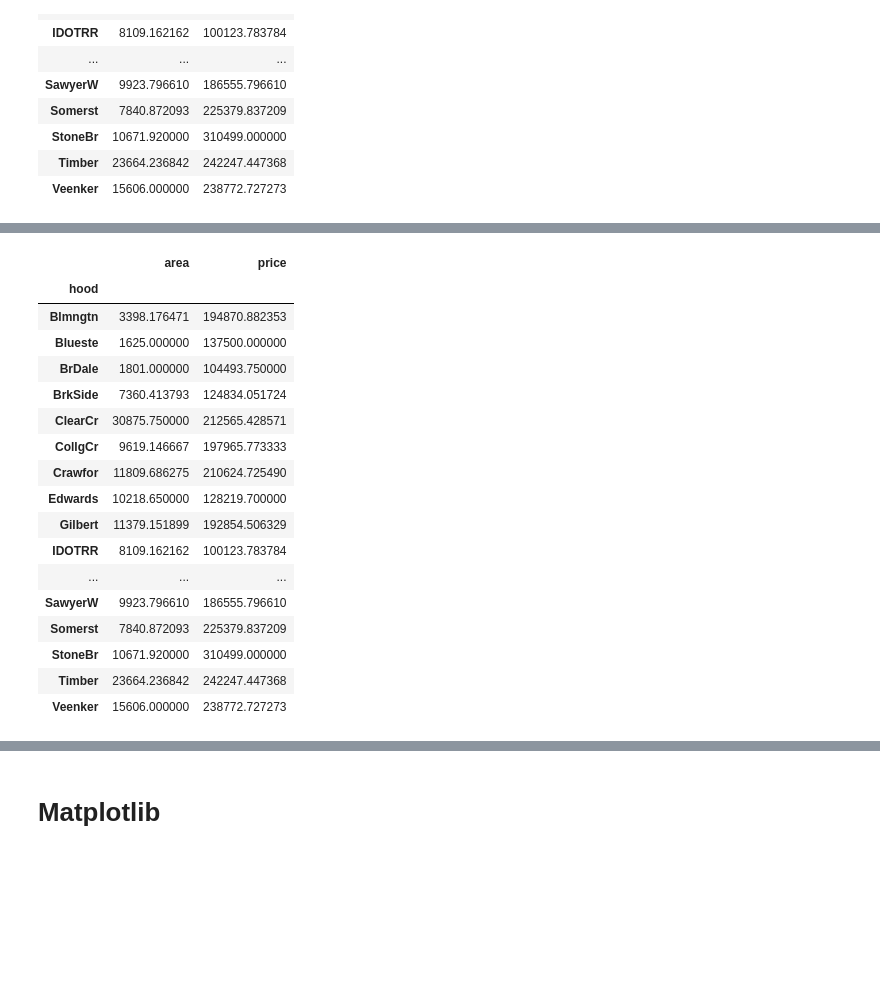
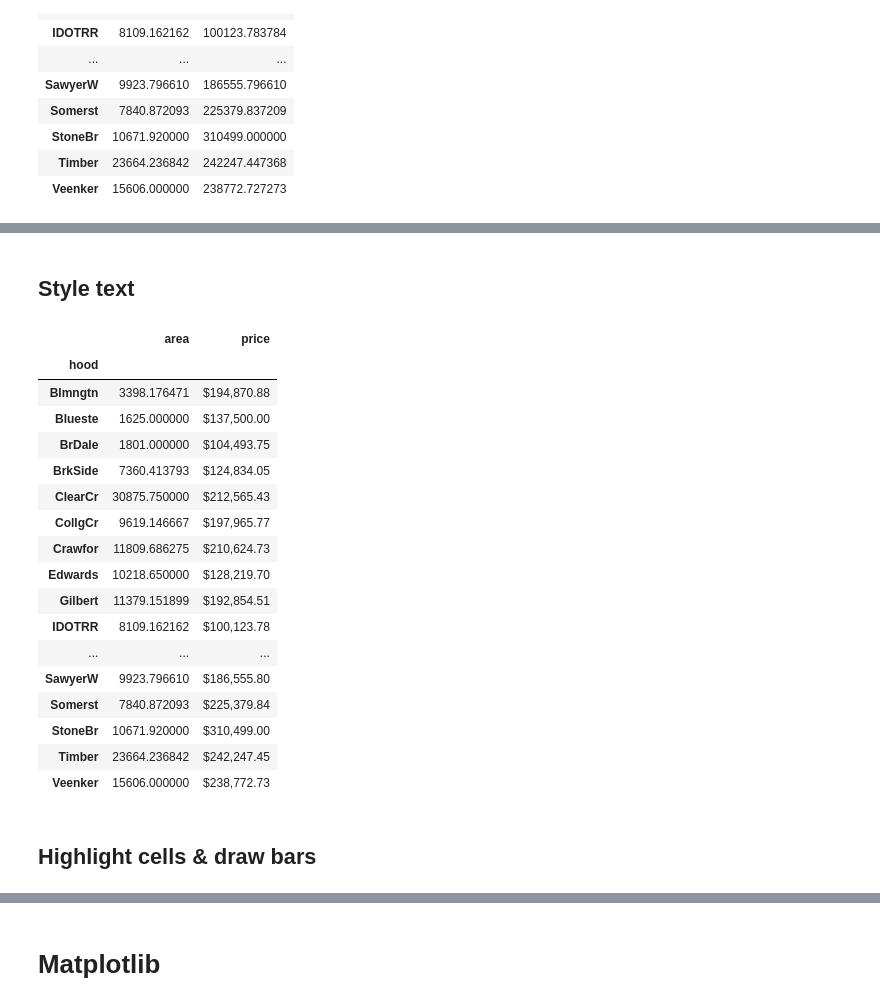
Before and after one commit to srmsoumya/dsct, a Jupyter notebook: nbs/eda/2020-07-18_eda_srm_visualization.ipynb, the cells around one changed output, grey strips where cells are left out. Drawn from its saved outputs; the diff is of its cells as text; code cells hidden in the pictures; blank space fills up the shorter version.

```diff
--- a/nbs/eda/2020-07-18_eda_srm_visualization.ipynb
+++ b/nbs/eda/2020-07-18_eda_srm_visualization.ipynb
@@ -238,14 +286,14 @@ data.head()
 # %% [markdown]
 # Visualization in Pandas Dataframe
 # %%
-data = (df
+clean_df = (df
   .pipe(make_copy)
   .pipe(select_features, features)
   .pipe(fix_names, col_name)
   .pipe(drop_cols, ['utils', 'pool'])
   .pipe(fix_types))
 
-hood_df = (data
+hood_df = (clean_df
     .sort_values(['hood', 'year'])
     .groupby('hood')
     .agg({'area': 'mean', 'price': 'mean'})
@@ -280,27 +356,37 @@ hood_df
+# %% [markdown]
+## Style text
 # %%
-box = data.price.quantile(q=0.75) - data.price.quantile(q=0.25)
-L, U = data.price.quantile(q=0.25) - 1.25 * box, data.price.quantile(q=0.75) + 1.25 * box
+q25 = hood_df.price.quantile(q=0.25)
+q75 = hood_df.price.quantile(q=0.75)
+box = q75 - q25
+L, U = q25 - 1.25 * box, q75 + 1.25 * box
 
-hood_df.style.applymap(lambda x: 'color: blue' if (x <= U and x >= L) else 'color: red', subset='price')
+(hood_df
+     .style
+     .format({'price': '${:,.2f}'}, subset='price')
+     .applymap(lambda x: 'color: blue' if (x <= U and x >= L) else 'color: red', subset='price')
+)
 # %% [output]
 |  | area | price |
 | hood |  |  |
-| Blmngtn | 3398.176471 | 194870.882353 |
-| Blueste | 1625.000000 | 137500.000000 |
-| BrDale | 1801.000000 | 104493.750000 |
-| BrkSide | 7360.413793 | 124834.051724 |
-| ClearCr | 30875.750000 | 212565.428571 |
-| CollgCr | 9619.146667 | 197965.773333 |
-| Crawfor | 11809.686275 | 210624.725490 |
-| Edwards | 10218.650000 | 128219.700000 |
-| Gilbert | 11379.151899 | 192854.506329 |
-| IDOTRR | 8109.162162 | 100123.783784 |
+| Blmngtn | 3398.176471 | $194,870.88 |
+| Blueste | 1625.000000 | $137,500.00 |
+| BrDale | 1801.000000 | $104,493.75 |
+| BrkSide | 7360.413793 | $124,834.05 |
+| ClearCr | 30875.750000 | $212,565.43 |
+| CollgCr | 9619.146667 | $197,965.77 |
+| Crawfor | 11809.686275 | $210,624.73 |
+| Edwards | 10218.650000 | $128,219.70 |
+| Gilbert | 11379.151899 | $192,854.51 |
+| IDOTRR | 8109.162162 | $100,123.78 |
 | ... | ... | ... |
-| SawyerW | 9923.796610 | 186555.796610 |
-| Somerst | 7840.872093 | 225379.837209 |
-| StoneBr | 10671.920000 | 310499.000000 |
-| Timber | 23664.236842 | 242247.447368 |
-| Veenker | 15606.000000 | 238772.727273 |
+| SawyerW | 9923.796610 | $186,555.80 |
+| Somerst | 7840.872093 | $225,379.84 |
+| StoneBr | 10671.920000 | $310,499.00 |
+| Timber | 23664.236842 | $242,247.45 |
+| Veenker | 15606.000000 | $238,772.73 |
+# %% [markdown]
+## Highlight cells & draw bars
 # %%
 (hood_df
     .style
```
Also changed, not shown: parts of 40 cells of this notebook.
